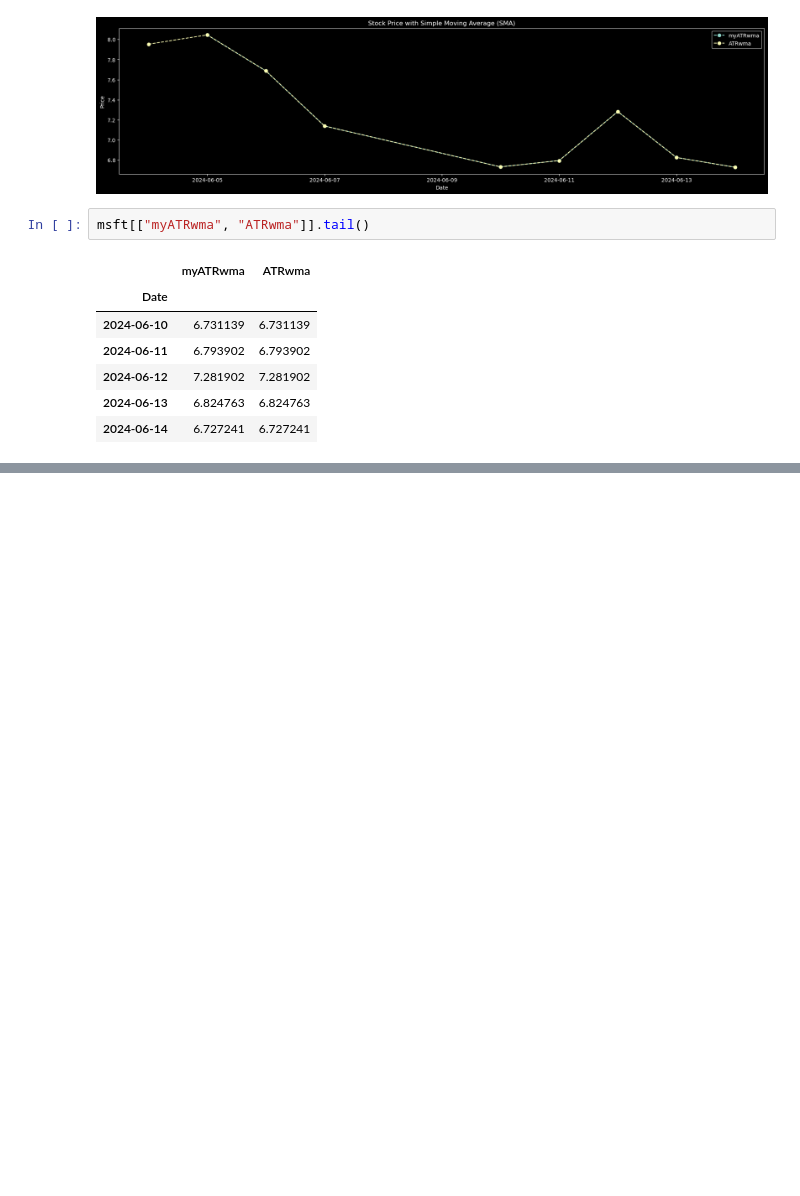
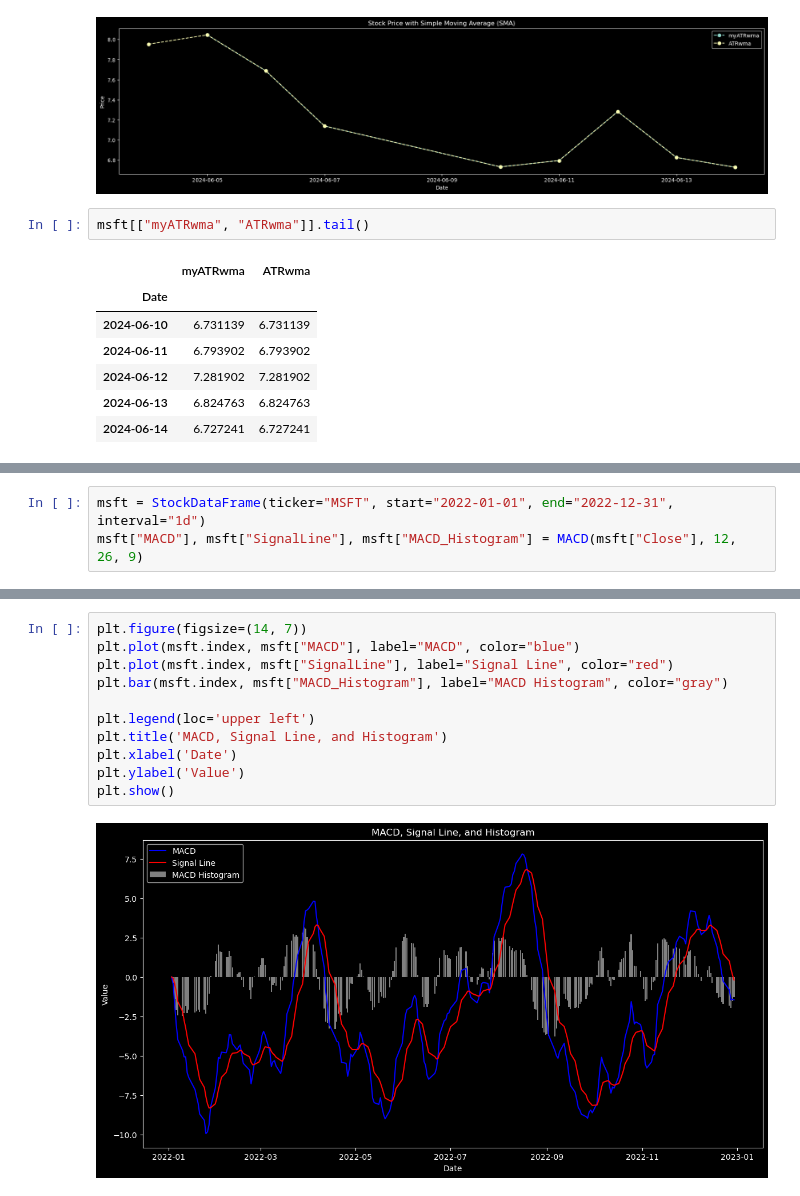
Before and after one commit to H3cth0r/statis.co-samples, a Jupyter notebook: general_calculators.ipynb, the cells around one changed output, grey strips where cells are left out. Drawn from its saved outputs; the diff is of its cells as text; blank space fills up the shorter version.

```diff
--- a/general_calculators.ipynb
+++ b/general_calculators.ipynb
@@ -442,0 +479,3 @@ msft[["myATRwma", "ATRwma"]].tail()
+# %%
+msft = StockDataFrame(ticker="MSFT", start="2022-01-01", end="2022-12-31", interval="1d")
+msft["MACD"], msft["SignalLine"], msft["MACD_Histogram"] = MACD(msft["Close"], 12, 26, 9)
@@ -442,0 +492,13 @@ msft[["myATRwma", "ATRwma"]].tail()
+# %%
+plt.figure(figsize=(14, 7))
+plt.plot(msft.index, msft["MACD"], label="MACD", color="blue")
+plt.plot(msft.index, msft["SignalLine"], label="Signal Line", color="red")
+plt.bar(msft.index, msft["MACD_Histogram"], label="MACD Histogram", color="gray")
+
+plt.legend(loc='upper left')
+plt.title('MACD, Signal Line, and Histogram')
+plt.xlabel('Date')
+plt.ylabel('Value')
+plt.show()
+# %% [output]
+[figure, added]
```
Also changed, not shown: parts of 9 cells of this notebook, 2 other files.
